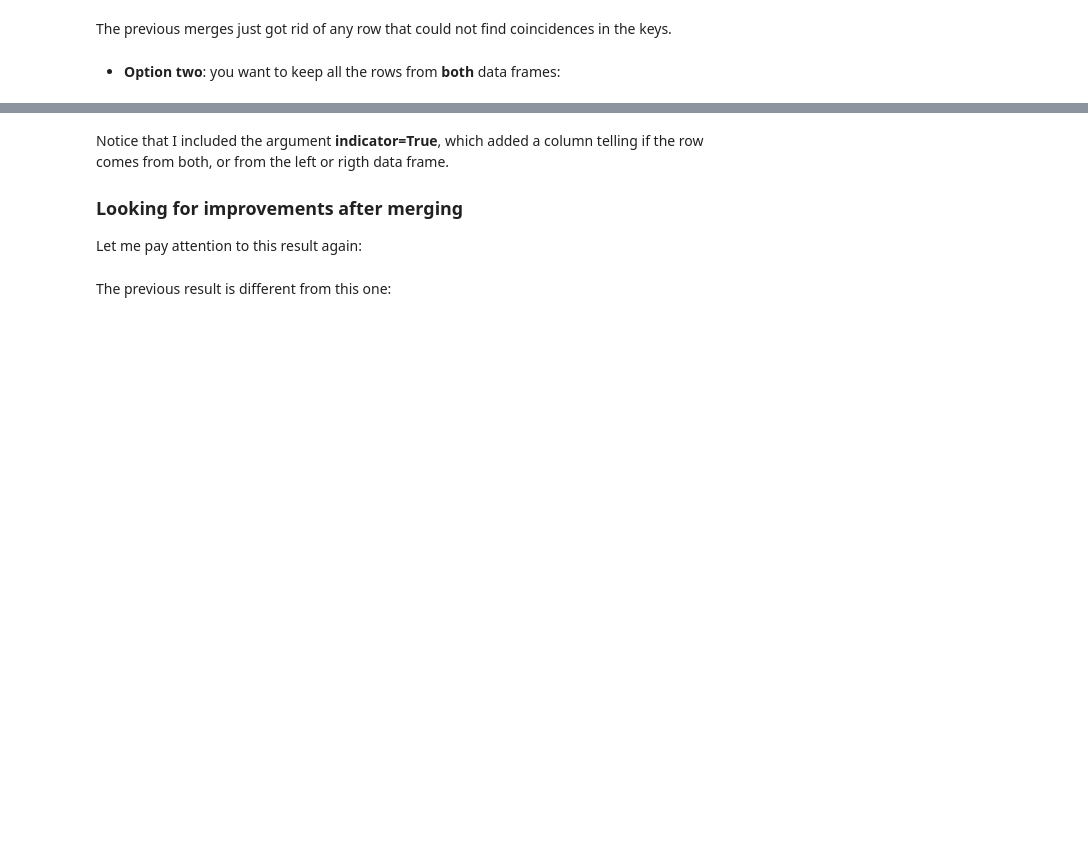
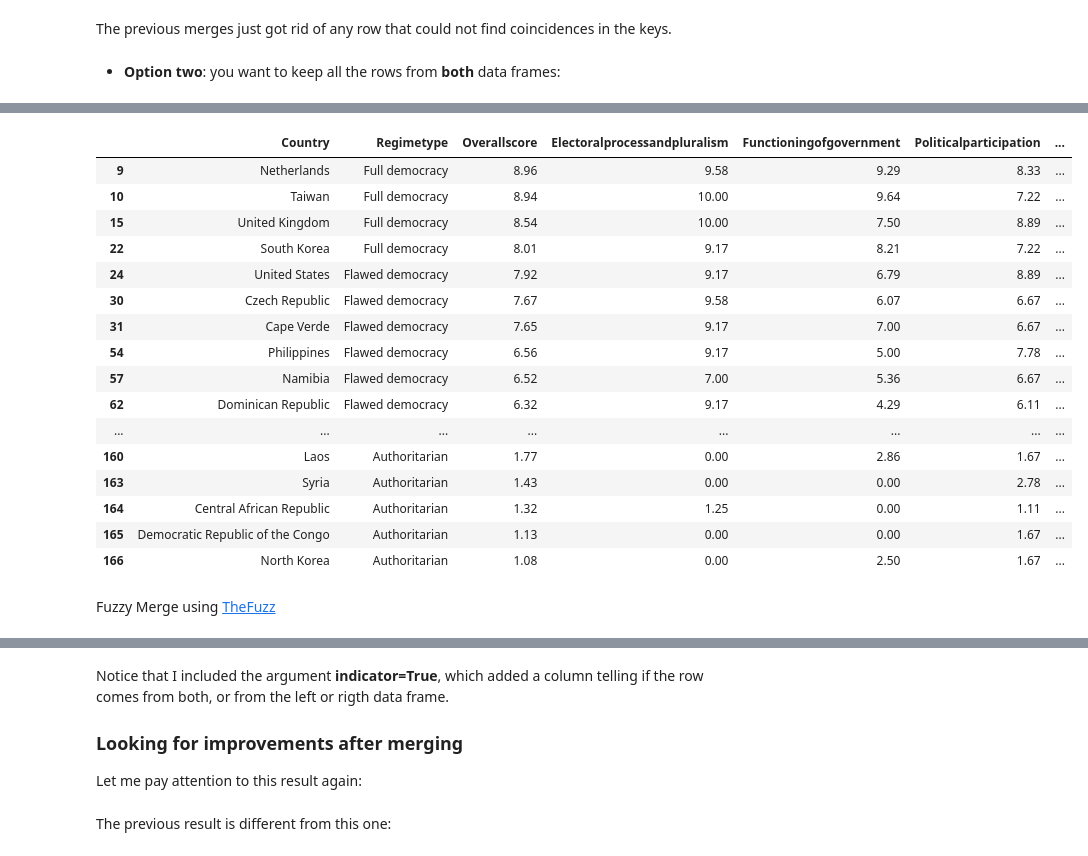
Before and after one commit to rhsu4/CTforGA_integrating, a Jupyter notebook: Integrating_and_Reshaping.ipynb, the cells around one changed output, grey strips where cells are left out. Drawn from its saved outputs; the diff is of its cells as text; code cells hidden in the pictures; blank space fills up the shorter version.

```diff
--- a/Integrating_and_Reshaping.ipynb
+++ b/Integrating_and_Reshaping.ipynb
@@ -262,0 +292,22 @@ allDataFull[allDataFull['True']=='right_only']
+# %%
+allDataFull[allDataFull['True']=='left_only']
+# %% [output]
+|  | Country | Regimetype | Overallscore | Electoralprocessandpluralism | Functioningofgovernment | Politicalparticipation | ... |
+| 9 | Netherlands | Full democracy | 8.96 | 9.58 | 9.29 | 8.33 | ... |
+| 10 | Taiwan | Full democracy | 8.94 | 10.00 | 9.64 | 7.22 | ... |
+| 15 | United Kingdom | Full democracy | 8.54 | 10.00 | 7.50 | 8.89 | ... |
+| 22 | South Korea | Full democracy | 8.01 | 9.17 | 8.21 | 7.22 | ... |
+| 24 | United States | Flawed democracy | 7.92 | 9.17 | 6.79 | 8.89 | ... |
+| 30 | Czech Republic | Flawed democracy | 7.67 | 9.58 | 6.07 | 6.67 | ... |
+| 31 | Cape Verde | Flawed democracy | 7.65 | 9.17 | 7.00 | 6.67 | ... |
+| 54 | Philippines | Flawed democracy | 6.56 | 9.17 | 5.00 | 7.78 | ... |
+| 57 | Namibia | Flawed democracy | 6.52 | 7.00 | 5.36 | 6.67 | ... |
+| 62 | Dominican Republic | Flawed democracy | 6.32 | 9.17 | 4.29 | 6.11 | ... |
+| ... | ... | ... | ... | ... | ... | ... | ... |
+| 160 | Laos | Authoritarian | 1.77 | 0.00 | 2.86 | 1.67 | ... |
+| 163 | Syria | Authoritarian | 1.43 | 0.00 | 0.00 | 2.78 | ... |
+| 164 | Central African Republic | Authoritarian | 1.32 | 1.25 | 0.00 | 1.11 | ... |
+| 165 | Democratic Republic of the Congo | Authoritarian | 1.13 | 0.00 | 0.00 | 1.67 | ... |
+| 166 | North Korea | Authoritarian | 1.08 | 0.00 | 2.50 | 1.67 | ... |
+# %% [markdown]
+Fuzzy Merge using [TheFuzz](https://github.com/seatgeek/thefuzz)
```
Also changed, not shown: parts of 20 cells of this notebook, 2 other files.
